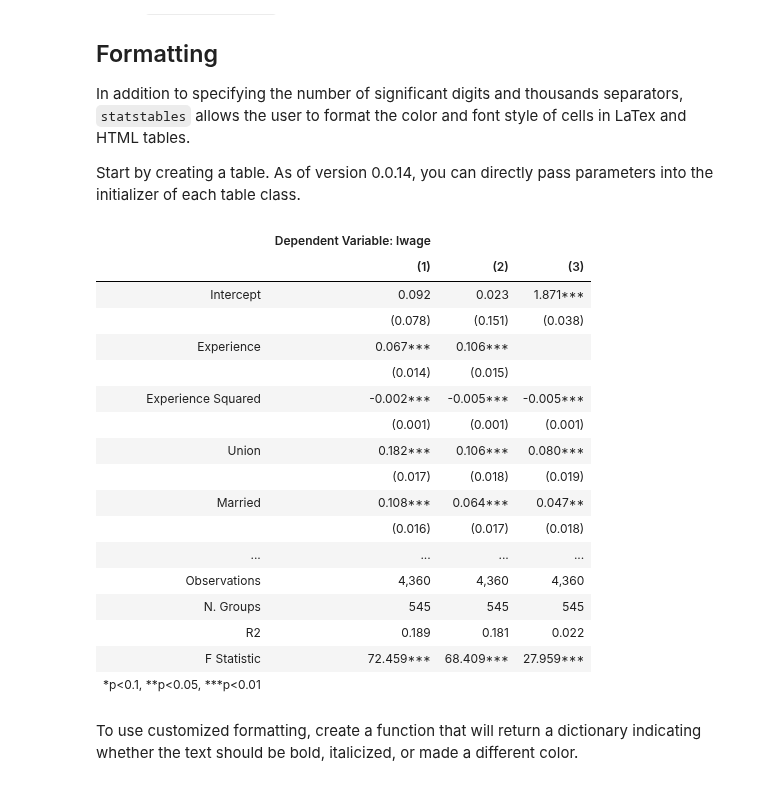
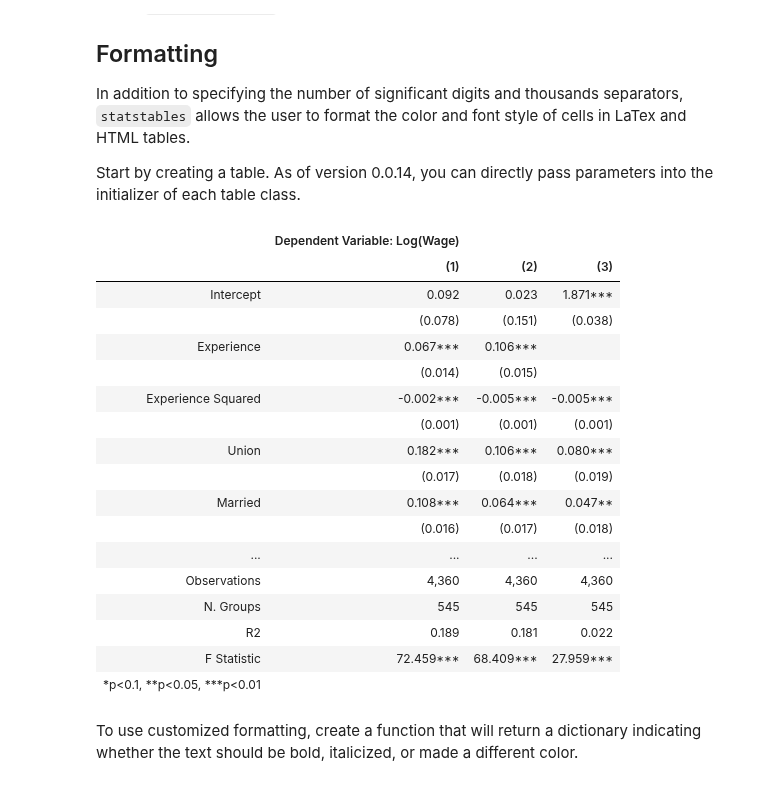
Before and after one commit to andersonfrailey/statstables, a Jupyter notebook: samplenotebook.ipynb, the cells around one changed output. Drawn from its saved outputs; the diff is of its cells as text; code cells hidden in the pictures.

```diff
--- a/samplenotebook.ipynb
+++ b/samplenotebook.ipynb
@@ -480,21 +476,22 @@ Start by creating a table. As of version 0.0.14, you can directly pass parameter
 # %%
 covariate_labels = {
     "const": "Intercept",
     "exper": "Experience",
     "expersq": "Experience Squared",
     "union": "Union",
     "married": "Married",
     "black": "Black",
 }
 covariate_order = ["const", "exper", "expersq", "union", "married", "black"]
 panel_table = st.tables.ModelTable(
     [pooled_mod, random_mod, panel_mod],
     covariate_labels=covariate_labels,
     covariate_order=covariate_order,
+    dependent_variable_name="Log(Wage)",
 )
 panel_table
 # %% [output]
-|  | Dependent Variable: lwage |  |  |
+|  | Dependent Variable: Log(Wage) |  |  |
 |  | (1) | (2) | (3) |
 | Intercept | 0.092 | 0.023 | 1.871*** |
 |  | (0.078) | (0.151) | (0.038) |
```
Also changed, not shown: parts of 6 cells of this notebook, 6 other files.
